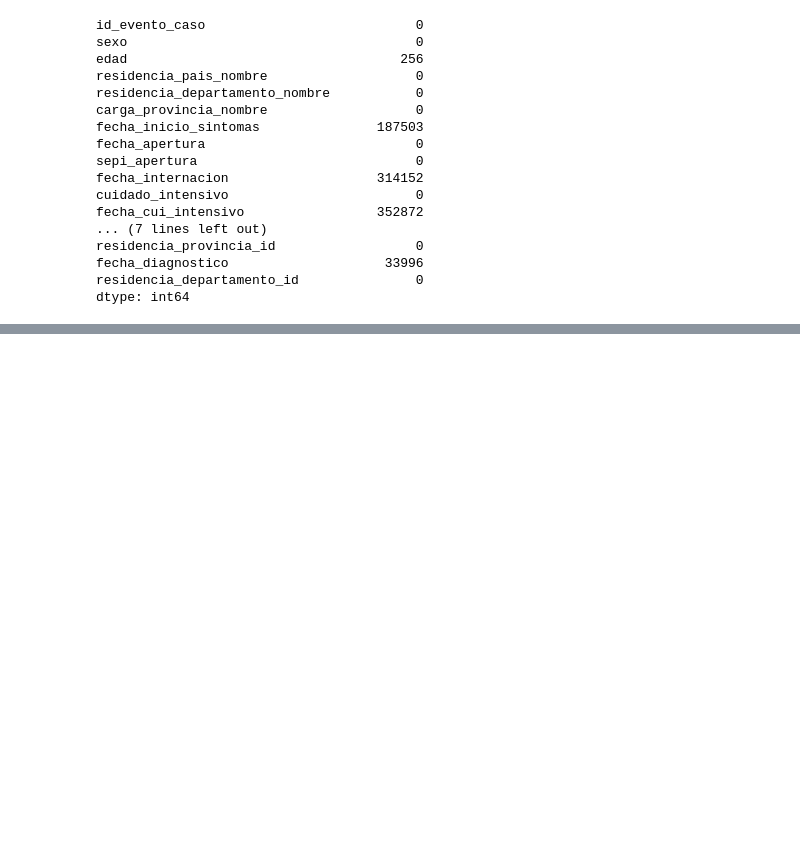
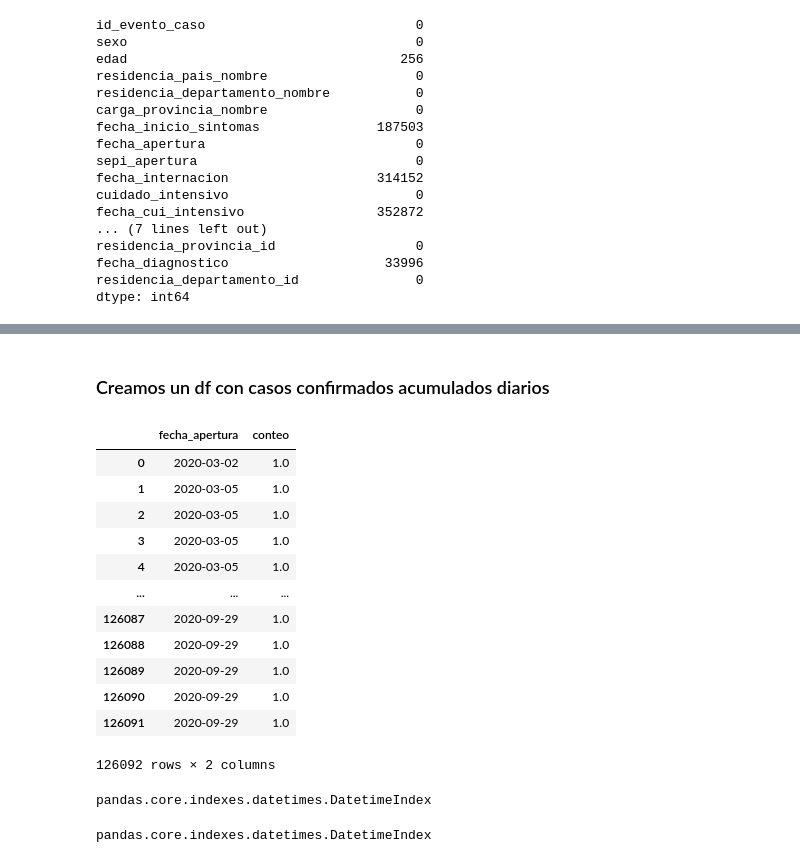
Before and after one commit to tomiambro/clusterai2020_grupo1, a Jupyter notebook: EDA_Proyecto_Final.ipynb, the cells around one changed output, grey strips where cells are left out. Drawn from its saved outputs; the diff is of its cells as text; code cells hidden in the pictures; blank space fills up the shorter version.

```diff
--- a/EDA_Proyecto_Final.ipynb
+++ b/EDA_Proyecto_Final.ipynb
@@ -102,0 +121,36 @@ dtype: int64
+# %% [markdown]
+### Creamos un df con casos confirmados acumulados diarios
+# %%
+ones = pd.DataFrame(np.ones(df_confirmados.fecha_apertura.count(), dtype=int)) #creo un array con "1"
+df_fecha_apertura = pd.DataFrame(df_confirmados.fecha_apertura)
+df_fecha_apertura = df_fecha_apertura.reset_index(drop=True)
+df_fecha_apertura= pd.DataFrame(df_fecha_apertura.combine_first(ones))
+df_fecha_apertura.columns =['fecha_apertura', 'conteo']
+df_fecha_apertura
+# %% [output]
+|  | fecha_apertura | conteo |
+| 0 | 2020-03-02 | 1.0 |
+| 1 | 2020-03-05 | 1.0 |
+| 2 | 2020-03-05 | 1.0 |
+| 3 | 2020-03-05 | 1.0 |
+| 4 | 2020-03-05 | 1.0 |
+| ... | ... | ... |
+| 126087 | 2020-09-29 | 1.0 |
+| 126088 | 2020-09-29 | 1.0 |
+| 126089 | 2020-09-29 | 1.0 |
+| 126090 | 2020-09-29 | 1.0 |
+| 126091 | 2020-09-29 | 1.0 |
+126092 rows × 2 columns
+# %%
+#cuento casos diarios
+df_confirmados_xdias = pd.Series(df_fecha_apertura['conteo'].groupby(df_fecha_apertura['fecha_apertura'].dt.to_period('D')).sum())
+df_confirmados_xdias.index = df_confirmados_xdias.index.to_timestamp() #el .to_timestamp lo pide despues el .reindex
+type(df_confirmados_xdias.index)
+# %% [output]
+pandas.core.indexes.datetimes.DatetimeIndex
+# %%
+#creo un vector con fechas completas desde 01-03-20 hasta 29-09-20
+df_fechas = pd.date_range('03-01-2020', '09-29-2020')
+df_fechas
+# %% [output]
+pandas.core.indexes.datetimes.DatetimeIndex
```
Also changed, not shown: parts of 7 cells of this notebook.
